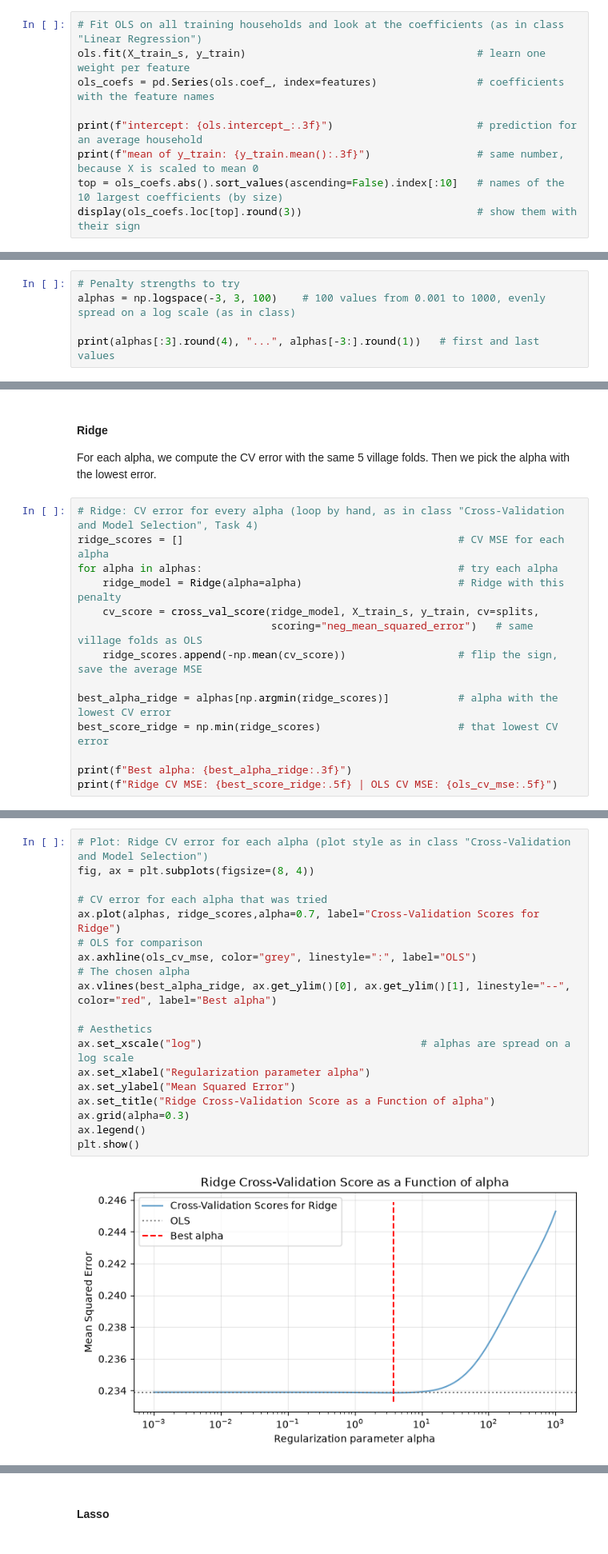
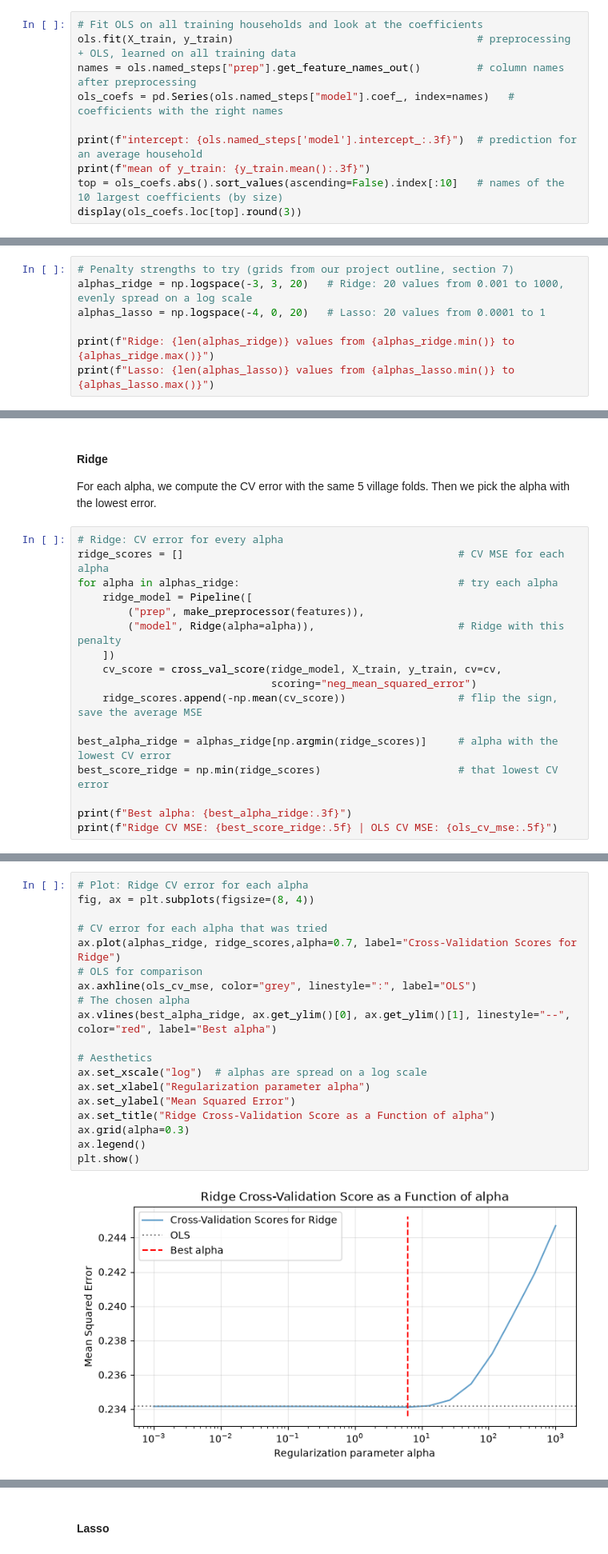
Before and after one commit to StellaI-G/Project_Group0, a Jupyter notebook: notebooks/04a_regression.ipynb, the cells around one changed output, grey strips where cells are left out. Shown at 80% size. Drawn from its saved outputs; the diff is of its cells as text.

Commit message:
Update 04a_regression almost done

```diff
--- a/notebooks/04a_regression.ipynb
+++ b/notebooks/04a_regression.ipynb
@@ -217,13 +159,14 @@ OLS CV RMSE: 0.4836
 MSE if I always guess the mean: 0.4549
 # %%
-# Fit OLS on all training households and look at the coefficients (as in class "Linear Regression")
-ols.fit(X_train_s, y_train)                                     # learn one weight per feature
-ols_coefs = pd.Series(ols.coef_, index=features)                # coefficients with the feature names
+# Fit OLS on all training households and look at the coefficients
+ols.fit(X_train, y_train)                                       # preprocessing + OLS, learned on all training data
+names = ols.named_steps["prep"].get_feature_names_out()         # column names after preprocessing
+ols_coefs = pd.Series(ols.named_steps["model"].coef_, index=names)   # coefficients with the right names
 
-print(f"intercept: {ols.intercept_:.3f}")                       # prediction for an average household
-print(f"mean of y_train: {y_train.mean():.3f}")                 # same number, because X is scaled to mean 0
+print(f"intercept: {ols.named_steps['model'].intercept_:.3f}")  # prediction for an average household
+print(f"mean of y_train: {y_train.mean():.3f}")
 top = ols_coefs.abs().sort_values(ascending=False).index[:10]   # names of the 10 largest coefficients (by size)
-display(ols_coefs.loc[top].round(3))                            # show them with their sign
+display(ols_coefs.loc[top].round(3))
 # %% [output]
 intercept: 6.062
 mean of y_train: 6.062
@@ -246,8 +189,10 @@ Ridge and Lasso are OLS plus a penalty for large coefficients The alpha sets how
 - Lasso punishes the absolute size of the coefficients. It can set some of them exactly to 0, so it also chooses features.
 - alpha = 0 is plain OLS. A very large alpha pushes all coefficients to 0, and the model only predicts the mean.
 # %%
-# Penalty strengths to try
-alphas = np.logspace(-3, 3, 100)    # 100 values from 0.001 to 1000, evenly spread on a log scale (as in class)
+# Penalty strengths to try (grids from our project outline, section 7)
+alphas_ridge = np.logspace(-3, 3, 20)   # Ridge: 20 values from 0.001 to 1000, evenly spread on a log scale
+alphas_lasso = np.logspace(-4, 0, 20)   # Lasso: 20 values from 0.0001 to 1
 
-print(alphas[:3].round(4), "...", alphas[-3:].round(1))   # first and last values
+print(f"Ridge: {len(alphas_ridge)} values from {alphas_ridge.min()} to {alphas_ridge.max()}")
+print(f"Lasso: {len(alphas_lasso)} values from {alphas_lasso.min()} to {alphas_lasso.max()}")
 # %% [output]
@@ -256,15 +202,18 @@ print(alphas[:3].round(4), "...", alphas[-3:].round(1))   # first and last value
 #### Ridge
 For each alpha, we compute the CV error with the same 5 village folds. Then we pick the alpha with the lowest error.
 # %%
-# Ridge: CV error for every alpha (loop by hand, as in class "Cross-Validation and Model Selection", Task 4)
+# Ridge: CV error for every alpha
 ridge_scores = []                                            # CV MSE for each alpha
-for alpha in alphas:                                         # try each alpha
-    ridge_model = Ridge(alpha=alpha)                         # Ridge with this penalty
-    cv_score = cross_val_score(ridge_model, X_train_s, y_train, cv=splits,
-                               scoring="neg_mean_squared_error")   # same village folds as OLS
+for alpha in alphas_ridge:                                   # try each alpha
+    ridge_model = Pipeline([
+        ("prep", make_preprocessor(features)),
+        ("model", Ridge(alpha=alpha)),                       # Ridge with this penalty
+    ])
+    cv_score = cross_val_score(ridge_model, X_train, y_train, cv=cv,
+                               scoring="neg_mean_squared_error")
     ridge_scores.append(-np.mean(cv_score))                  # flip the sign, save the average MSE
 
-best_alpha_ridge = alphas[np.argmin(ridge_scores)]           # alpha with the lowest CV error
+best_alpha_ridge = alphas_ridge[np.argmin(ridge_scores)]     # alpha with the lowest CV error
 best_score_ridge = np.min(ridge_scores)                      # that lowest CV error
 
 print(f"Best alpha: {best_alpha_ridge:.3f}")
@@ -275,23 +224,23 @@ Ridge CV MSE: 0.23386 | OLS CV MSE: 0.23389
 # %%
-# Plot: Ridge CV error for each alpha (plot style as in class "Cross-Validation and Model Selection")
+# Plot: Ridge CV error for each alpha
 fig, ax = plt.subplots(figsize=(8, 4))
 
 # CV error for each alpha that was tried
-ax.plot(alphas, ridge_scores,alpha=0.7, label="Cross-Validation Scores for Ridge")
+ax.plot(alphas_ridge, ridge_scores,alpha=0.7, label="Cross-Validation Scores for Ridge")
 # OLS for comparison
 ax.axhline(ols_cv_mse, color="grey", linestyle=":", label="OLS")
 # The chosen alpha
 ax.vlines(best_alpha_ridge, ax.get_ylim()[0], ax.get_ylim()[1], linestyle="--", color="red", label="Best alpha")
 
 # Aesthetics
-ax.set_xscale("log")                                   # alphas are spread on a log scale
+ax.set_xscale("log")  # alphas are spread on a log scale
 ax.set_xlabel("Regularization parameter alpha")
 ax.set_ylabel("Mean Squared Error")
 ax.set_title("Ridge Cross-Validation Score as a Function of alpha")
 ax.grid(alpha=0.3)
 ax.legend()
 plt.show()
 # %% [output]
-[figure, old version]
+[figure, new version]
 # %%
 # Fit Ridge with the best alpha on all training households
```
Also changed, not shown: parts of 50 cells of this notebook.
